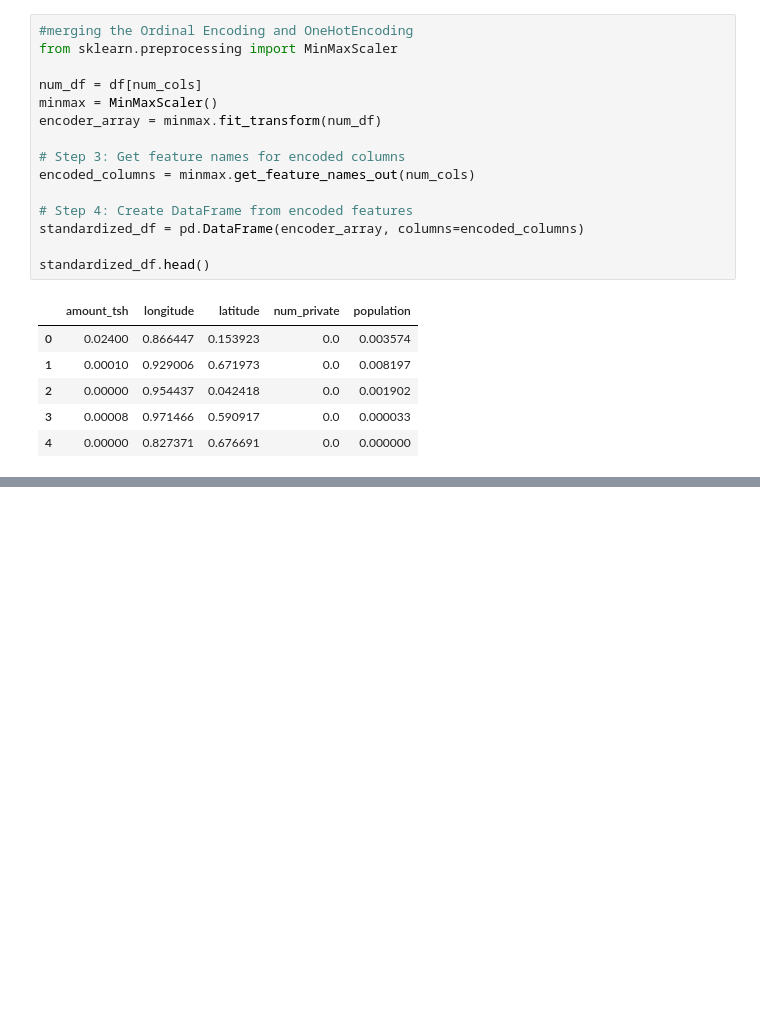
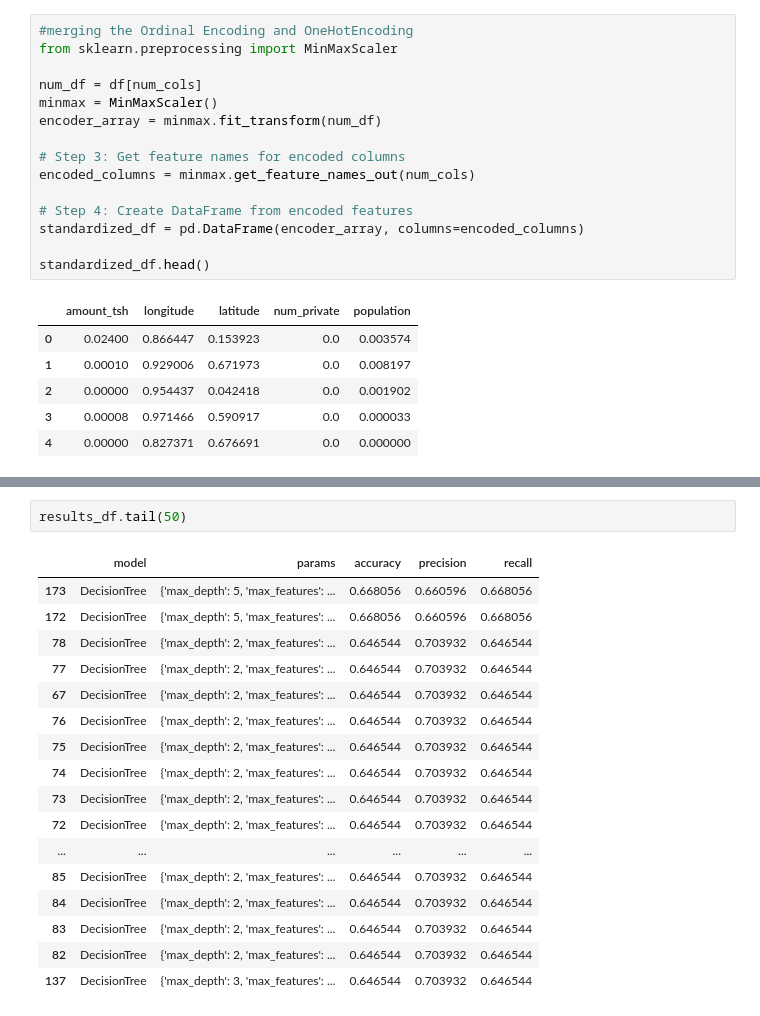
Before and after one commit to FrancisNdirangu/Pump_it_up_Dataset, a Jupyter notebook: notebook.ipynb, the cells around one changed output, grey strips where cells are left out. Saved outputs shown, nothing was run; the diff lists cells and outputs as text; blank space fills up the shorter version.

```diff
--- a/notebook.ipynb
+++ b/notebook.ipynb
@@ -615,0 +761,20 @@ final_df.head()
+# %%
+results_df.tail(50)
+# %% [output]
+|  | model | params | accuracy | precision | recall |
+| 173 | DecisionTree | {'max_depth': 5, 'max_features': ... | 0.668056 | 0.660596 | 0.668056 |
+| 172 | DecisionTree | {'max_depth': 5, 'max_features': ... | 0.668056 | 0.660596 | 0.668056 |
+| 78 | DecisionTree | {'max_depth': 2, 'max_features': ... | 0.646544 | 0.703932 | 0.646544 |
+| 77 | DecisionTree | {'max_depth': 2, 'max_features': ... | 0.646544 | 0.703932 | 0.646544 |
+| 67 | DecisionTree | {'max_depth': 2, 'max_features': ... | 0.646544 | 0.703932 | 0.646544 |
+| 76 | DecisionTree | {'max_depth': 2, 'max_features': ... | 0.646544 | 0.703932 | 0.646544 |
+| 75 | DecisionTree | {'max_depth': 2, 'max_features': ... | 0.646544 | 0.703932 | 0.646544 |
+| 74 | DecisionTree | {'max_depth': 2, 'max_features': ... | 0.646544 | 0.703932 | 0.646544 |
+| 73 | DecisionTree | {'max_depth': 2, 'max_features': ... | 0.646544 | 0.703932 | 0.646544 |
+| 72 | DecisionTree | {'max_depth': 2, 'max_features': ... | 0.646544 | 0.703932 | 0.646544 |
+| ... | ... | ... | ... | ... | ... |
+| 85 | DecisionTree | {'max_depth': 2, 'max_features': ... | 0.646544 | 0.703932 | 0.646544 |
+| 84 | DecisionTree | {'max_depth': 2, 'max_features': ... | 0.646544 | 0.703932 | 0.646544 |
+| 83 | DecisionTree | {'max_depth': 2, 'max_features': ... | 0.646544 | 0.703932 | 0.646544 |
+| 82 | DecisionTree | {'max_depth': 2, 'max_features': ... | 0.646544 | 0.703932 | 0.646544 |
+| 137 | DecisionTree | {'max_depth': 3, 'max_features': ... | 0.646544 | 0.703932 | 0.646544 |
```
Also changed, not shown: parts of 12 cells of this notebook.
